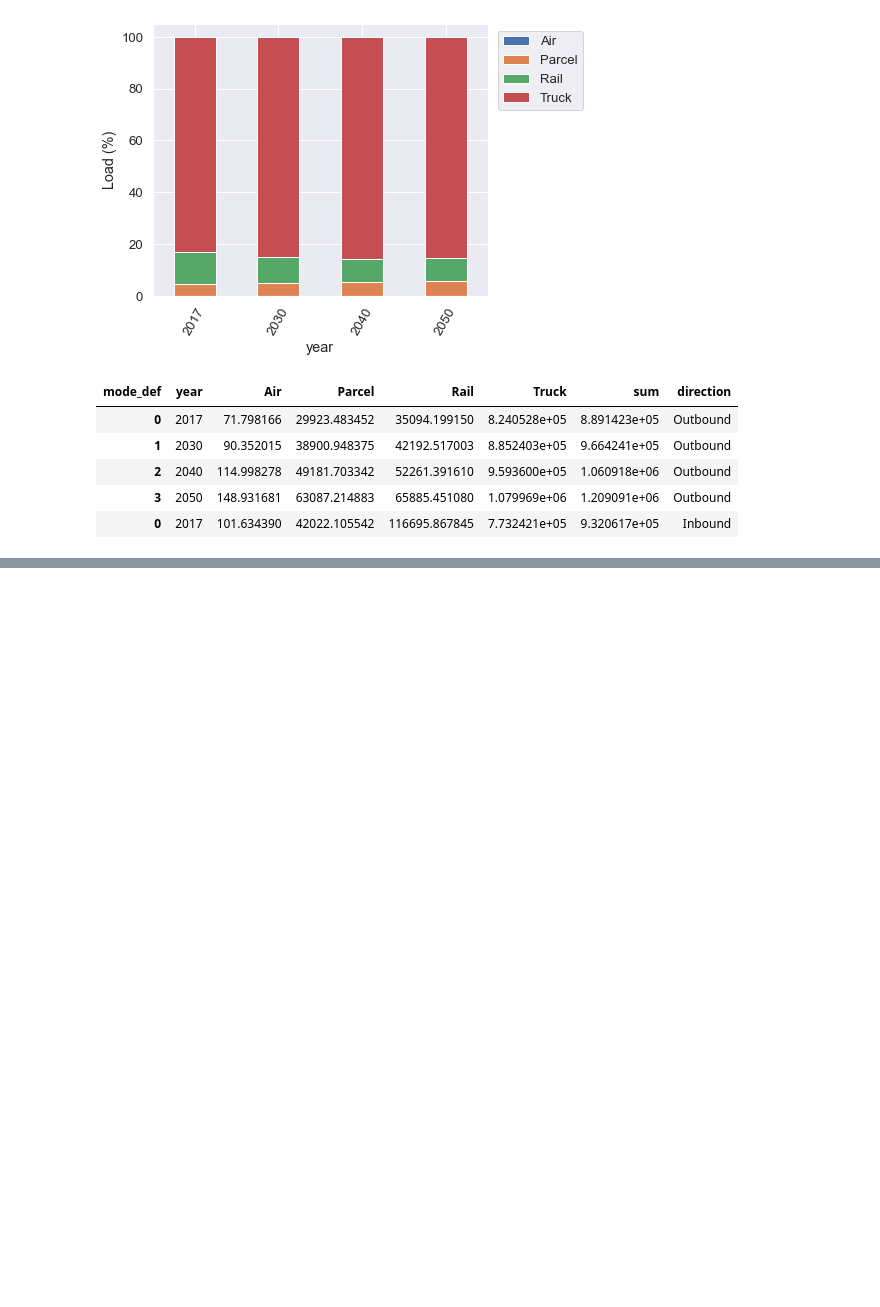
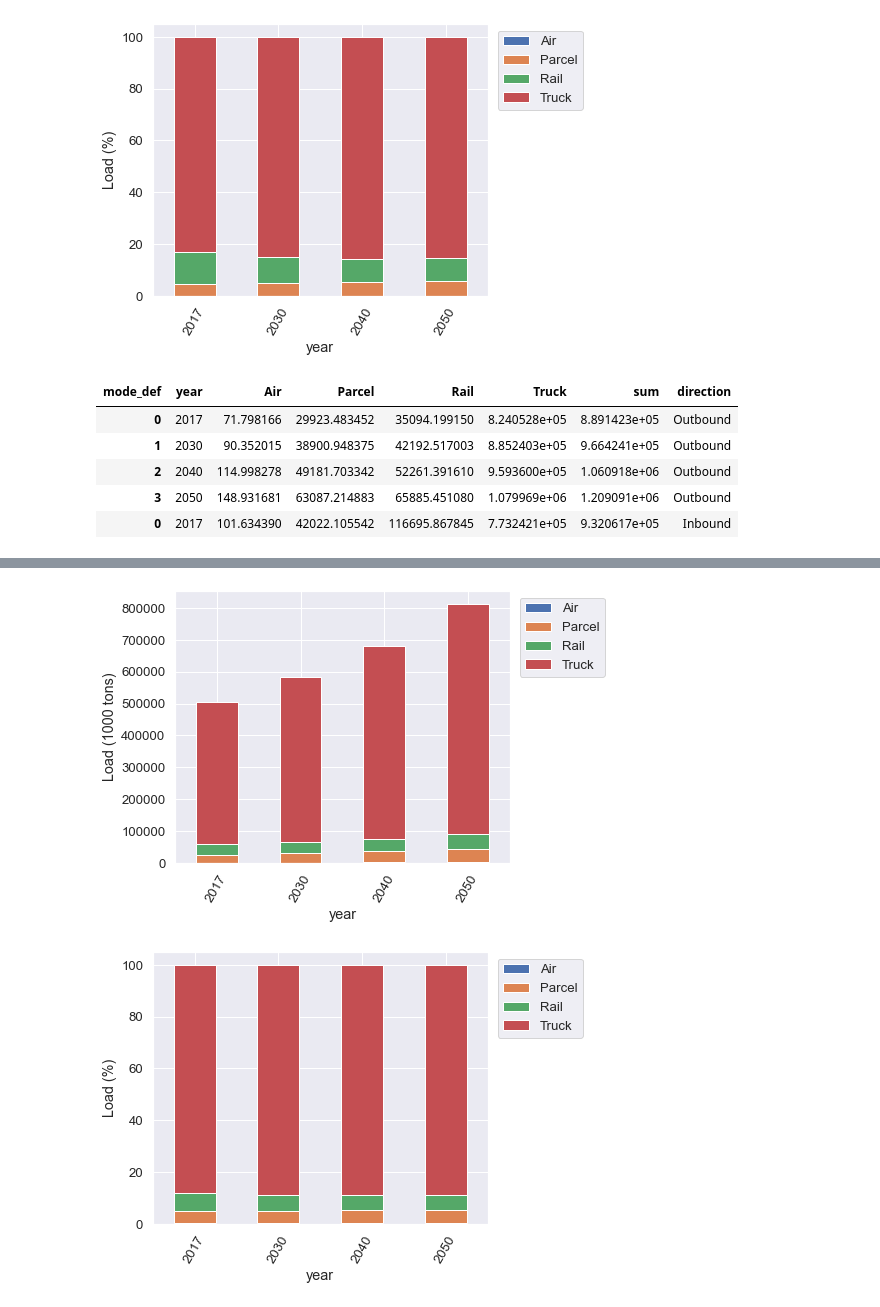
Before and after one commit to LBNL-UCB-STI/SynthFirm, a Jupyter notebook: scenario_analysis/forecast/demand_forecast_austin_input_visual.ipynb, the cells around one changed output, grey strips where cells are left out. Drawn from its saved outputs; the diff is of its cells as text; code cells hidden in the pictures; blank space fills up the shorter version.

```diff
--- a/scenario_analysis/forecast/demand_forecast_austin_input_visual.ipynb
+++ b/scenario_analysis/forecast/demand_forecast_austin_input_visual.ipynb
@@ -342,0 +437,32 @@ faf_results_by_mode_aus.head(5)
+# %%
+# plot attraction by mode - SF
+faf_attraction_by_mode = \
+pd.pivot_table(faf_attraction_sf, values='load', index=['year'],
+                       columns=['mode_def'], aggfunc=np.sum, fill_value=0)
+# faf_production_by_mode = faf_production_by_mode.reset_index()
+faf_attraction_by_mode = faf_attraction_by_mode.drop(columns = 'Other')
+faf_attraction_by_mode.head(5)
+faf_attraction_by_mode.plot.bar(stacked=True, figsize = (6,5))
+plt.legend(bbox_to_anchor = (1.01, 1))
+plt.xticks(rotation = 60)
+plt.ylabel('Load (1000 tons)')
+plt.savefig('plots_SF/forecasted_attr_load_by_mode_faf_SF.png', dpi = 300, bbox_inches = 'tight')
+plt.show()
+
+faf_attraction_by_mode_frac = faf_attraction_by_mode.copy()
+faf_attraction_by_mode_frac.loc[:, 'sum'] = faf_attraction_by_mode_frac.sum(axis = 1)
+faf_attraction_by_mode_frac.loc[:, 'Truck'] = 100 * faf_attraction_by_mode_frac.loc[:, 'Truck']/ faf_attraction_by_mode_frac.loc[:, 'sum']
+faf_attraction_by_mode_frac.loc[:, 'Air'] = 100 * faf_attraction_by_mode_frac.loc[:, 'Air']/ faf_attraction_by_mode_frac.loc[:, 'sum']
+faf_attraction_by_mode_frac.loc[:, 'Parcel'] = 100 * faf_attraction_by_mode_frac.loc[:, 'Parcel']/ faf_attraction_by_mode_frac.loc[:, 'sum']
+faf_attraction_by_mode_frac.loc[:, 'Rail'] = 100 * faf_attraction_by_mode_frac.loc[:, 'Rail']/ faf_attraction_by_mode_frac.loc[:, 'sum']
+faf_attraction_by_mode_frac = faf_attraction_by_mode_frac.drop(columns = 'sum')
+faf_attraction_by_mode_frac.head(5)
+faf_attraction_by_mode_frac.plot.bar(stacked=True, figsize = (6,5))
+plt.legend(bbox_to_anchor = (1.01, 1))
+plt.xticks(rotation = 60)
+plt.ylabel('Load (%)')
+plt.savefig('plots_SF/forecasted_attr_load_by_mode_faf_percent_SF.png', dpi = 300, bbox_inches = 'tight')
+plt.show()
+# %% [output]
+[figure, added]
+[figure, added]
```
Also changed, not shown: parts of 4 cells of this notebook, 14 other files.
